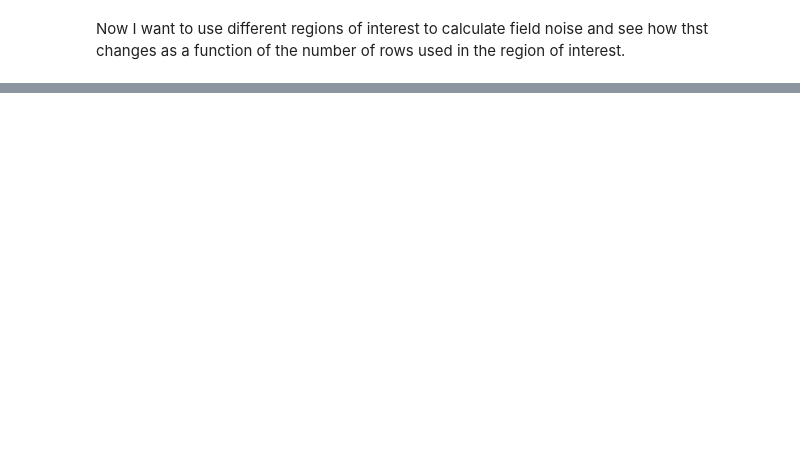
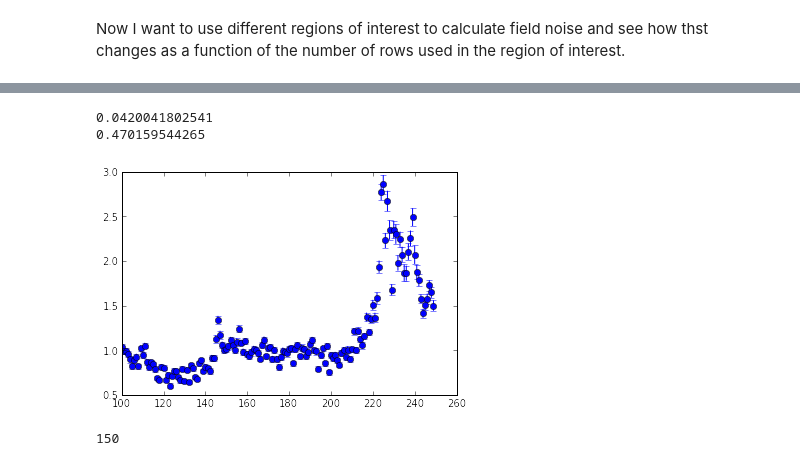
Before and after one commit to levlab-atomchip/BECy_stats, a Jupyter notebook: notebooks/intensity_noise_single_row.ipynb, the cells around one changed output, grey strips where cells are left out. Cells and saved outputs as stored; diff of their text form; code cells hidden in the pictures; blank space fills up the shorter version.

```diff
--- a/notebooks/intensity_noise_single_row.ipynb
+++ b/notebooks/intensity_noise_single_row.ipynb
@@ -95,0 +100,22 @@ plt.title('VVA1.8, 10usec expose time, no atoms (01/06/2015)')
+# %%
+noises_y = []
+errs=[]
+y_range = range(ymax-ymin)
+ys=[]
+for ii in y_range:
+    bfs,ylims = get_b_field(imgs,1,[ymin+ii,ymin+ii+1])
+    ys.append(ylims[0])
+    ns,err = calc_field_noise(bfs)
+    noises_y.append(ns)
+    errs.append(err)
+plt.errorbar(ys,noises_y,yerr=errs,fmt='o')
+print np.mean(errs)
+print np.std(noises_y)
+# %% [output]
+0.0420041802541
+0.470159544265
+[figure, added]
+# %%
+len(noises_y)
+# %% [output]
+150
```
Also changed, not shown: parts of 10 cells of this notebook, 2 other files.
